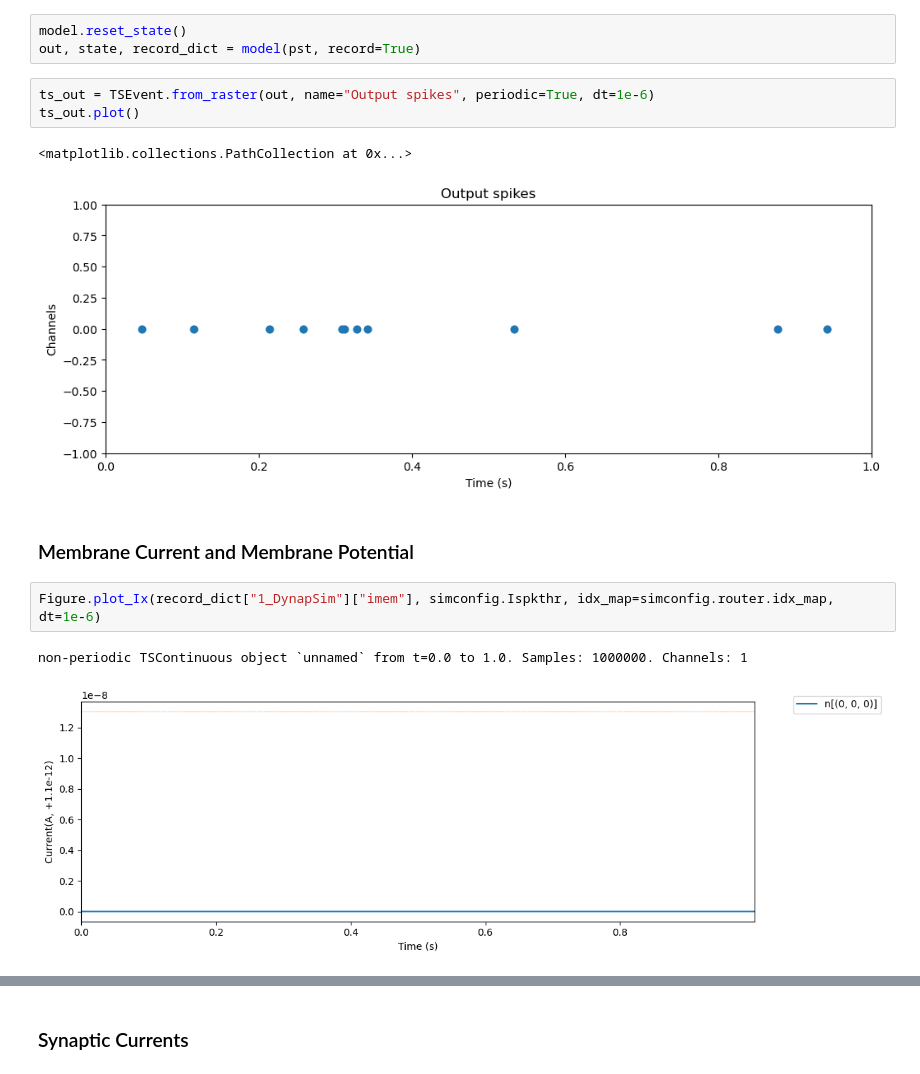
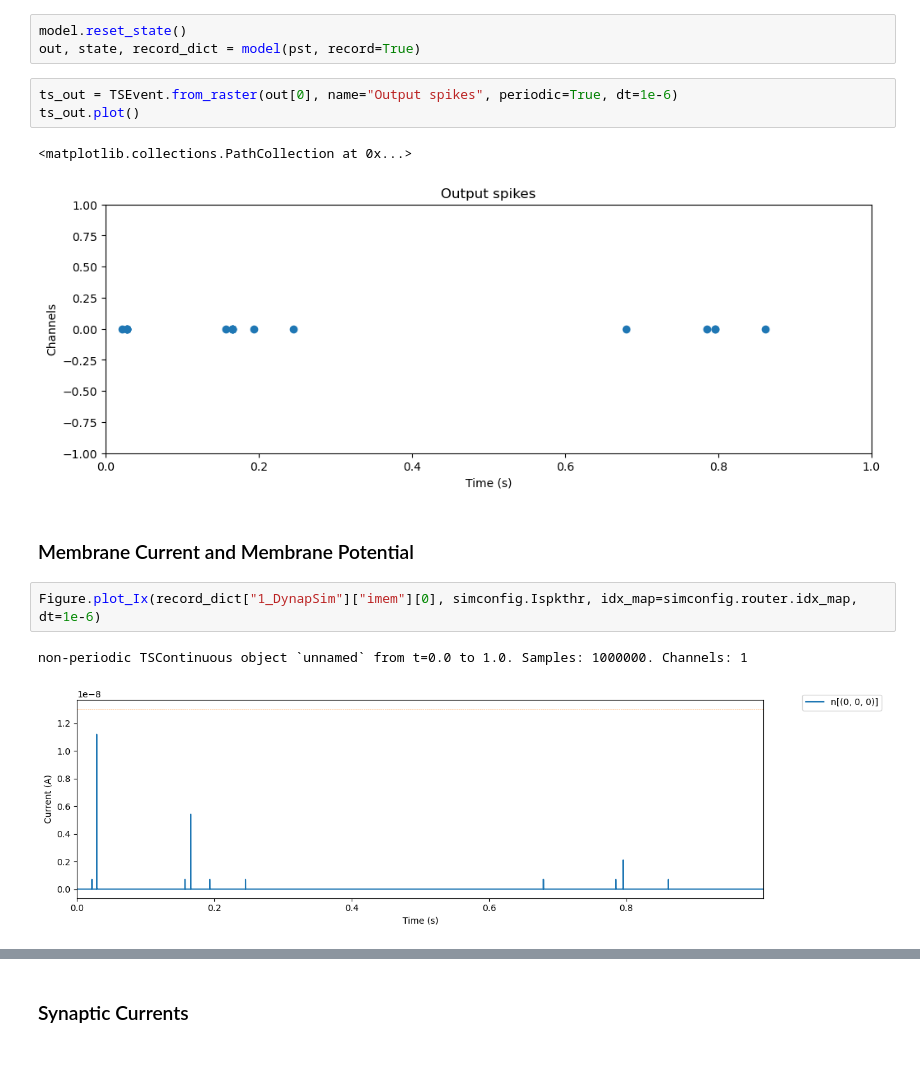
Before and after one commit to synsense/rockpool, a Jupyter notebook: docs/devices/DynapSE/dynapse2.ipynb, the cells around one changed output, grey strips where cells are left out. Drawn from its saved outputs; the diff is of its cells as text.

```diff
--- a/docs/devices/DynapSE/dynapse2.ipynb
+++ b/docs/devices/DynapSE/dynapse2.ipynb
@@ -189,16 +189,16 @@ JaxSequential  with shape (1, 1) {
 model.reset_state()
 out, state, record_dict = model(pst, record=True)
 # %%
-ts_out = TSEvent.from_raster(out, name="Output spikes", periodic=True, dt=1e-6)
+ts_out = TSEvent.from_raster(out[0], name="Output spikes", periodic=True, dt=1e-6)
 ts_out.plot()
 # %% [output]
 <matplotlib.collections.PathCollection at 0x...>
-[figure, old version]
+[figure, new version]
 # %% [markdown]
 ### Membrane Current and Membrane Potential
 # %%
-Figure.plot_Ix(record_dict["1_DynapSim"]["imem"], simconfig.Ispkthr, idx_map=simconfig.router.idx_map, dt=1e-6)
+Figure.plot_Ix(record_dict["1_DynapSim"]["imem"][0], simconfig.Ispkthr, idx_map=simconfig.router.idx_map, dt=1e-6)
 # %% [output]
 non-periodic TSContinuous object `unnamed` from t=0.0 to 1.0. Samples: 1000000. Channels: 1
-[figure, old version]
+[figure, new version]
 # %%
```
Also changed, not shown: parts of 7 cells of this notebook.
